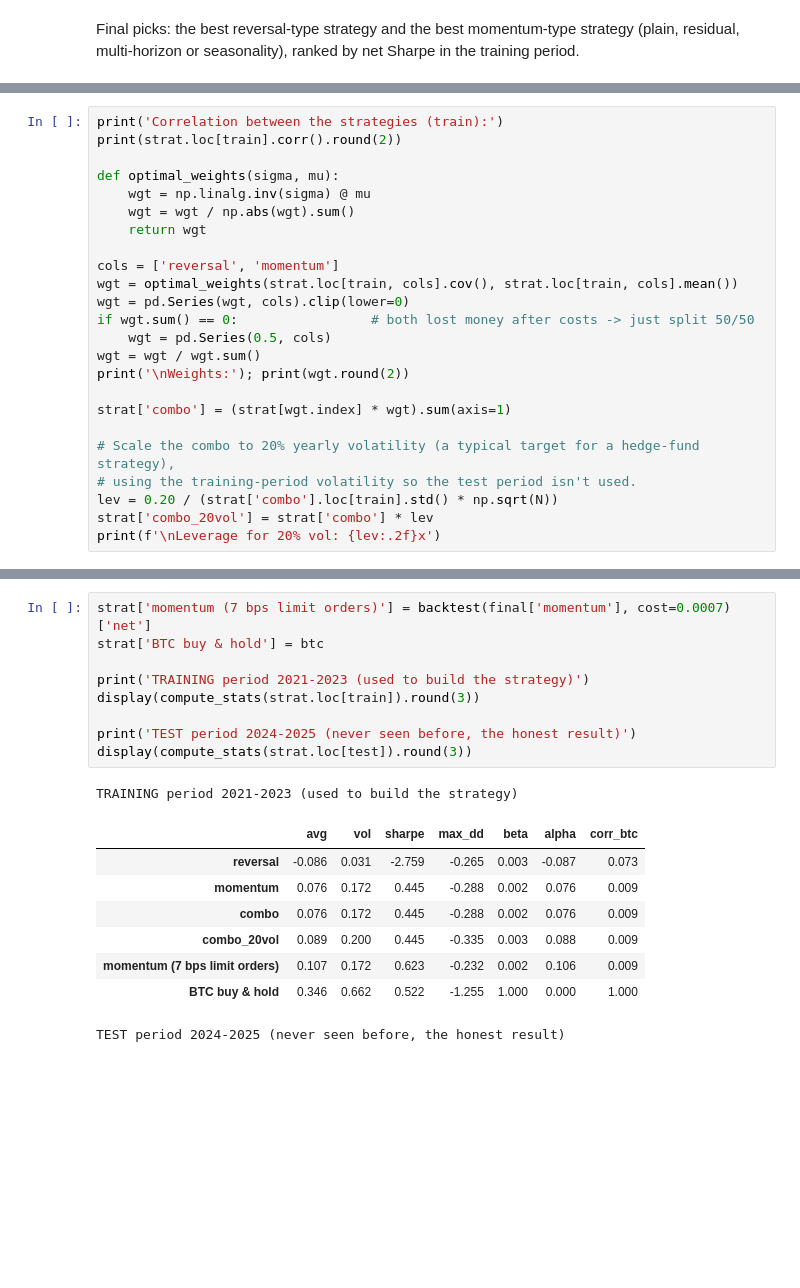
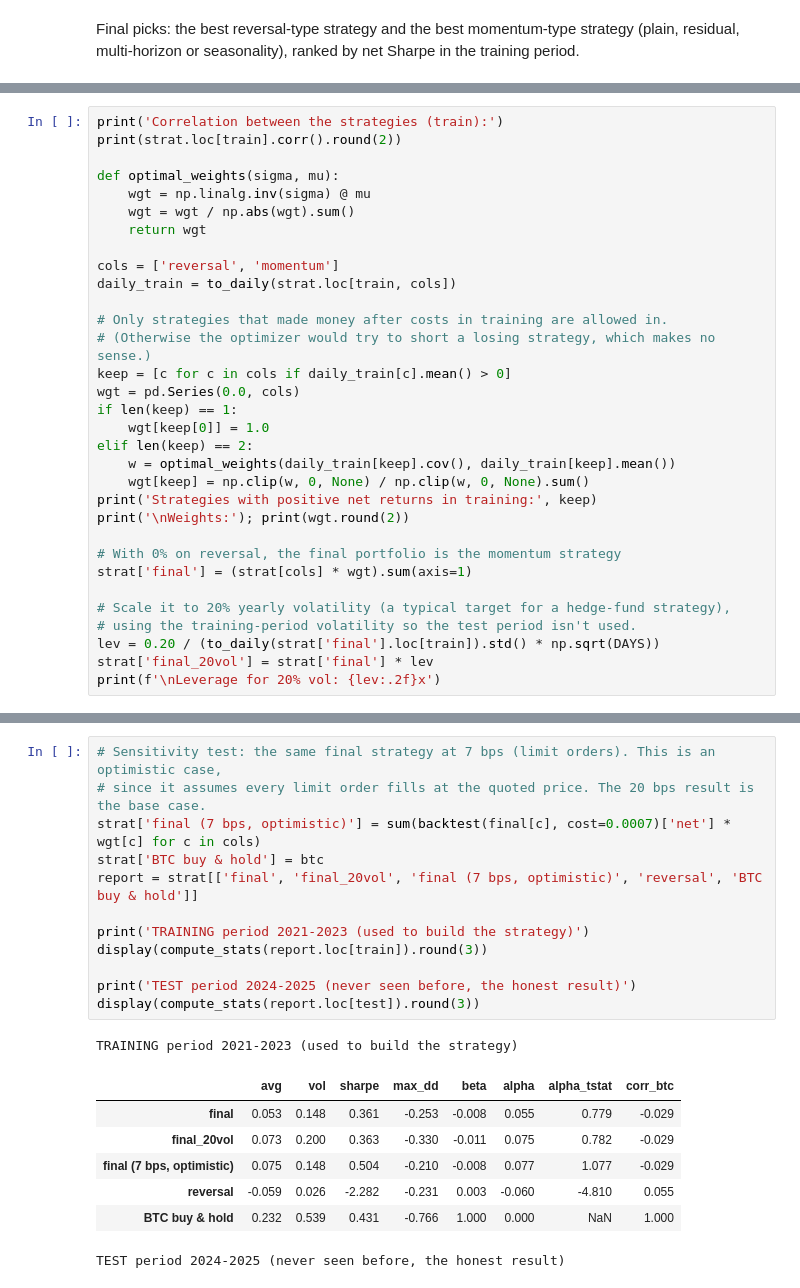
Before and after one commit to Gautam-Kanna/crypto-momentum-reversal, a Jupyter notebook: Crypto_Momentum_Reversal.ipynb, the cells around one changed output, grey strips where cells are left out. Drawn from its saved outputs; the diff is of its cells as text; blank space fills up the shorter version.

```diff
--- a/Crypto_Momentum_Reversal.ipynb
+++ b/Crypto_Momentum_Reversal.ipynb
@@ -464,19 +491,27 @@ def optimal_weights(sigma, mu):
     return wgt
 
 cols = ['reversal', 'momentum']
-wgt = optimal_weights(strat.loc[train, cols].cov(), strat.loc[train, cols].mean())
-wgt = pd.Series(wgt, cols).clip(lower=0)
-if wgt.sum() == 0:                 # both lost money after costs -> just split 50/50
-    wgt = pd.Series(0.5, cols)
-wgt = wgt / wgt.sum()
+daily_train = to_daily(strat.loc[train, cols])
+
+# Only strategies that made money after costs in training are allowed in.
+# (Otherwise the optimizer would try to short a losing strategy, which makes no sense.)
+keep = [c for c in cols if daily_train[c].mean() > 0]
+wgt = pd.Series(0.0, cols)
+if len(keep) == 1:
+    wgt[keep[0]] = 1.0
+elif len(keep) == 2:
+    w = optimal_weights(daily_train[keep].cov(), daily_train[keep].mean())
+    wgt[keep] = np.clip(w, 0, None) / np.clip(w, 0, None).sum()
+print('Strategies with positive net returns in training:', keep)
 print('\nWeights:'); print(wgt.round(2))
 
-strat['combo'] = (strat[wgt.index] * wgt).sum(axis=1)
+# With 0% on reversal, the final portfolio is the momentum strategy
+strat['final'] = (strat[cols] * wgt).sum(axis=1)
 
-# Scale the combo to 20% yearly volatility (a typical target for a hedge-fund strategy),
+# Scale it to 20% yearly volatility (a typical target for a hedge-fund strategy),
 # using the training-period volatility so the test period isn't used.
-lev = 0.20 / (strat['combo'].loc[train].std() * np.sqrt(N))
-strat['combo_20vol'] = strat['combo'] * lev
+lev = 0.20 / (to_daily(strat['final'].loc[train]).std() * np.sqrt(DAYS))
+strat['final_20vol'] = strat['final'] * lev
 print(f'\nLeverage for 20% vol: {lev:.2f}x')
 # %% [output]
 Correlation between the strategies (train):
@@ -500,19 +538,21 @@ Everything is after 20 bps costs, except one extra line showing the momentum str
 # %%
-strat['momentum (7 bps limit orders)'] = backtest(final['momentum'], cost=0.0007)['net']
+# Sensitivity test: the same final strategy at 7 bps (limit orders). This is an optimistic case,
+# since it assumes every limit order fills at the quoted price. The 20 bps result is the base case.
+strat['final (7 bps, optimistic)'] = sum(backtest(final[c], cost=0.0007)['net'] * wgt[c] for c in cols)
 strat['BTC buy & hold'] = btc
+report = strat[['final', 'final_20vol', 'final (7 bps, optimistic)', 'reversal', 'BTC buy & hold']]
 
 print('TRAINING period 2021-2023 (used to build the strategy)')
-display(compute_stats(strat.loc[train]).round(3))
+display(compute_stats(report.loc[train]).round(3))
 
 print('TEST period 2024-2025 (never seen before, the honest result)')
-display(compute_stats(strat.loc[test]).round(3))
+display(compute_stats(report.loc[test]).round(3))
 # %% [output]
 TRAINING period 2021-2023 (used to build the strategy)
-|  | avg | vol | sharpe | max_dd | beta | alpha | corr_btc |
-| reversal | -0.086 | 0.031 | -2.759 | -0.265 | 0.003 | -0.087 | 0.073 |
-| momentum | 0.076 | 0.172 | 0.445 | -0.288 | 0.002 | 0.076 | 0.009 |
-| combo | 0.076 | 0.172 | 0.445 | -0.288 | 0.002 | 0.076 | 0.009 |
-| combo_20vol | 0.089 | 0.200 | 0.445 | -0.335 | 0.003 | 0.088 | 0.009 |
-| momentum (7 bps limit orders) | 0.107 | 0.172 | 0.623 | -0.232 | 0.002 | 0.106 | 0.009 |
-| BTC buy & hold | 0.346 | 0.662 | 0.522 | -1.255 | 1.000 | 0.000 | 1.000 |
+|  | avg | vol | sharpe | max_dd | beta | alpha | alpha_tstat | corr_btc |
+| final | 0.053 | 0.148 | 0.361 | -0.253 | -0.008 | 0.055 | 0.779 | -0.029 |
+| final_20vol | 0.073 | 0.200 | 0.363 | -0.330 | -0.011 | 0.075 | 0.782 | -0.029 |
+| final (7 bps, optimistic) | 0.075 | 0.148 | 0.504 | -0.210 | -0.008 | 0.077 | 1.077 | -0.029 |
+| reversal | -0.059 | 0.026 | -2.282 | -0.231 | 0.003 | -0.060 | -4.810 | 0.055 |
+| BTC buy & hold | 0.232 | 0.539 | 0.431 | -0.766 | 1.000 | 0.000 | NaN | 1.000 |
 TEST period 2024-2025 (never seen before, the honest result)
```
Also changed, not shown: parts of 24 cells of this notebook, 2 other files.
